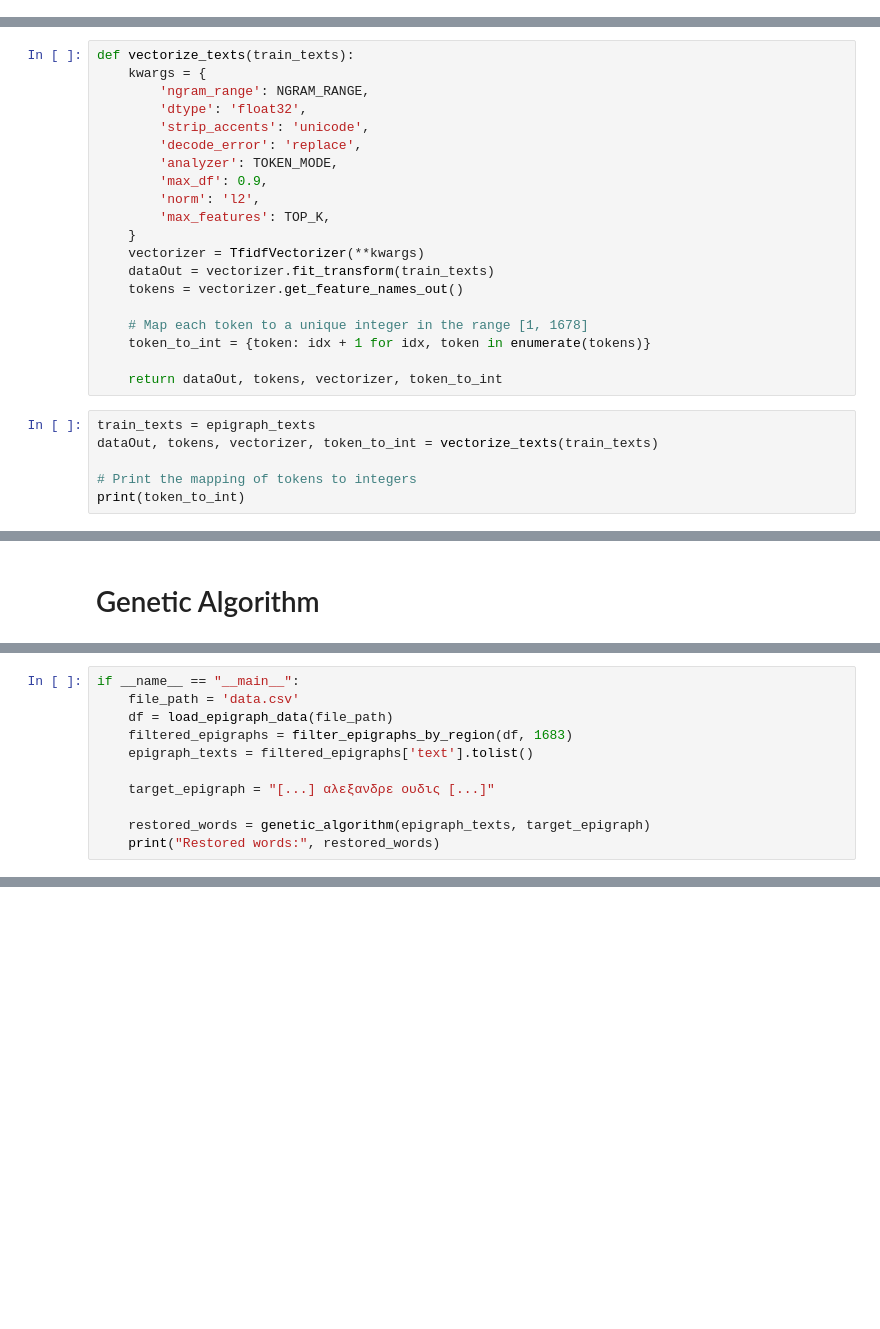
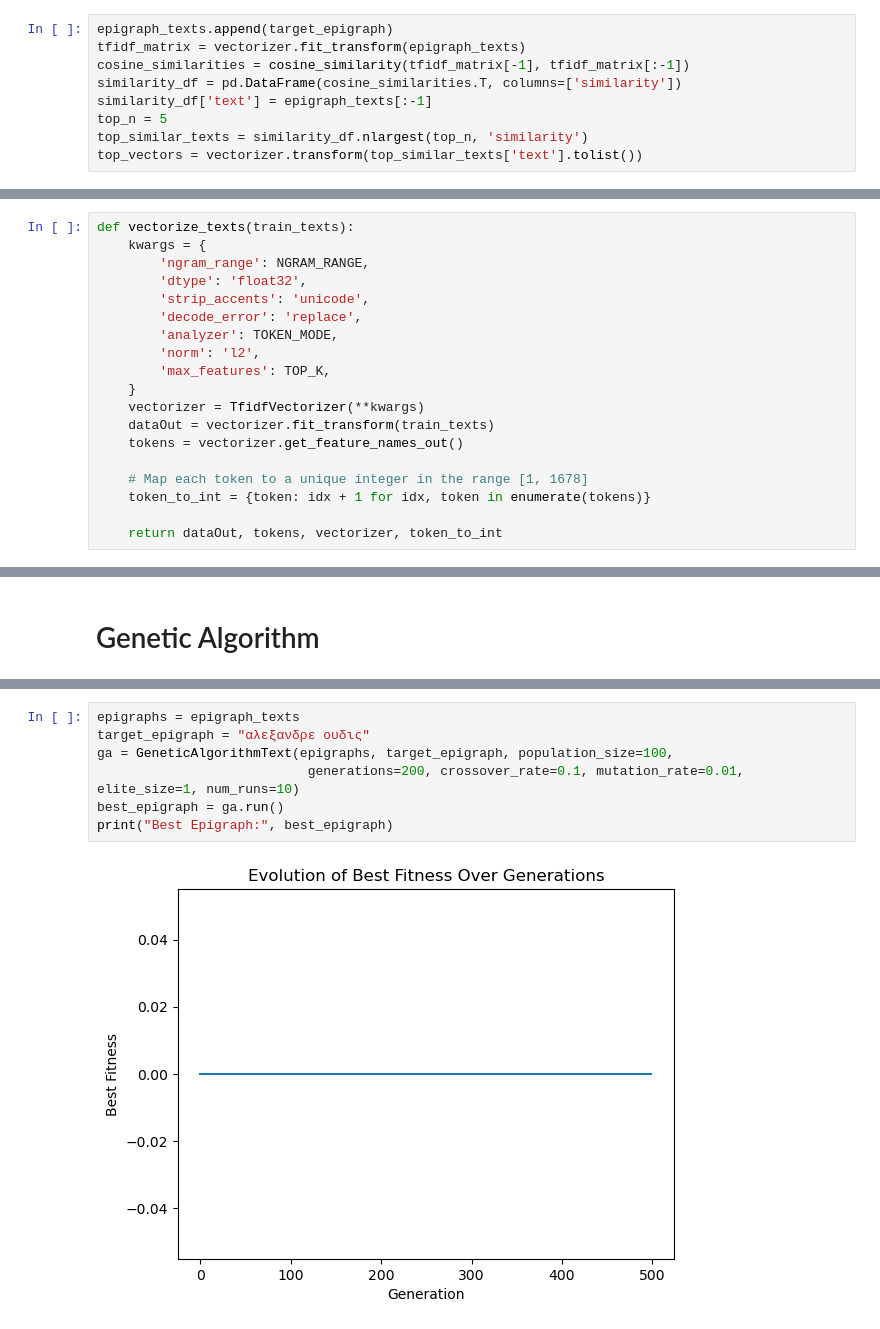
Before and after one commit to johnvelgakis/EpigraphRestoration, a Jupyter notebook: epiRes.ipynb, the cells around one changed output, grey strips where cells are left out. Cells and saved outputs as stored; diff of their text form; blank space fills up the shorter version.

```diff
--- a/epiRes.ipynb
+++ b/epiRes.ipynb
@@ -60,2 +58,11 @@ len(epigraph_texts)
 # %% [markdown]
 ## Text Encoding (Tokenization / Vectorization)
+# %%
+epigraph_texts.append(target_epigraph)
+tfidf_matrix = vectorizer.fit_transform(epigraph_texts)
+cosine_similarities = cosine_similarity(tfidf_matrix[-1], tfidf_matrix[:-1])
+similarity_df = pd.DataFrame(cosine_similarities.T, columns=['similarity'])
+similarity_df['text'] = epigraph_texts[:-1]
+top_n = 5
+top_similar_texts = similarity_df.nlargest(top_n, 'similarity')
+top_vectors = vectorizer.transform(top_similar_texts['text'].tolist())
@@ -71,7 +87,6 @@ def vectorize_texts(train_texts):
         'strip_accents': 'unicode',
         'decode_error': 'replace',
         'analyzer': TOKEN_MODE,
-        'max_df': 0.9,
         'norm': 'l2',
         'max_features': TOP_K,
     }
@@ -83,9 +98,3 @@ def vectorize_texts(train_texts):
     token_to_int = {token: idx + 1 for idx, token in enumerate(tokens)}
 
     return dataOut, tokens, vectorizer, token_to_int
-# %%
-train_texts = epigraph_texts
-dataOut, tokens, vectorizer, token_to_int = vectorize_texts(train_texts)
-
-# Print the mapping of tokens to integers
-print(token_to_int)
@@ -176,11 +102,0 @@ def genetic_algorithm(epigraphs, target_epigraph, population_size=100, generatio
-# %%
-if __name__ == "__main__":
-    file_path = 'data.csv'
-    df = load_epigraph_data(file_path)
-    filtered_epigraphs = filter_epigraphs_by_region(df, 1683)
-    epigraph_texts = filtered_epigraphs['text'].tolist()
-
-    target_epigraph = "[...] αλεξανδρε ουδις [...]"
-
-    restored_words = genetic_algorithm(epigraph_texts, target_epigraph)
-    print("Restored words:", restored_words)
@@ -188,0 +256,9 @@ if __name__ == "__main__":
+# %%
+epigraphs = epigraph_texts
+target_epigraph = "αλεξανδρε ουδις"
+ga = GeneticAlgorithmText(epigraphs, target_epigraph, population_size=100,
+                           generations=200, crossover_rate=0.1, mutation_rate=0.01, elite_size=1, num_runs=10)
+best_epigraph = ga.run()
+print("Best Epigraph:", best_epigraph)
+# %% [output]
+[figure, added]
```
Also changed, not shown: parts of 12 cells of this notebook, 5 other files.
